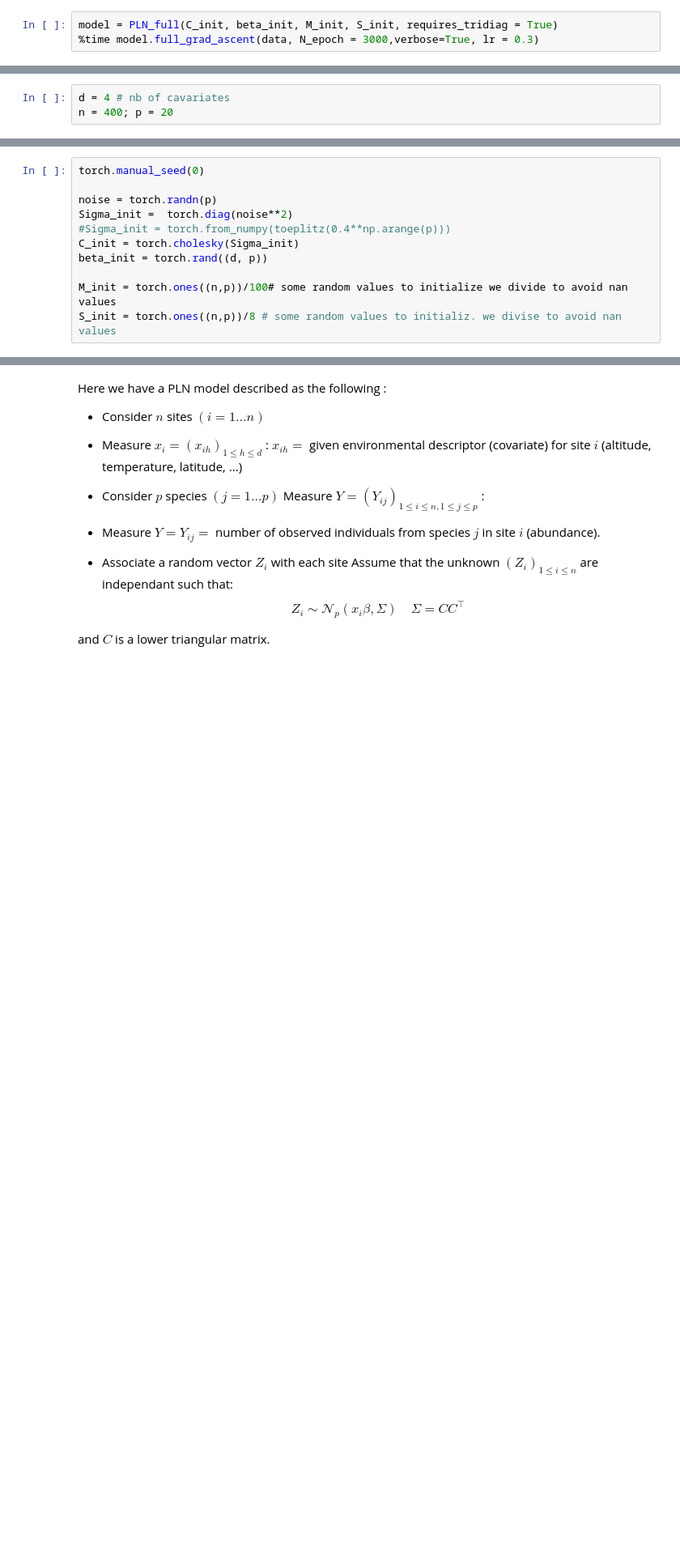
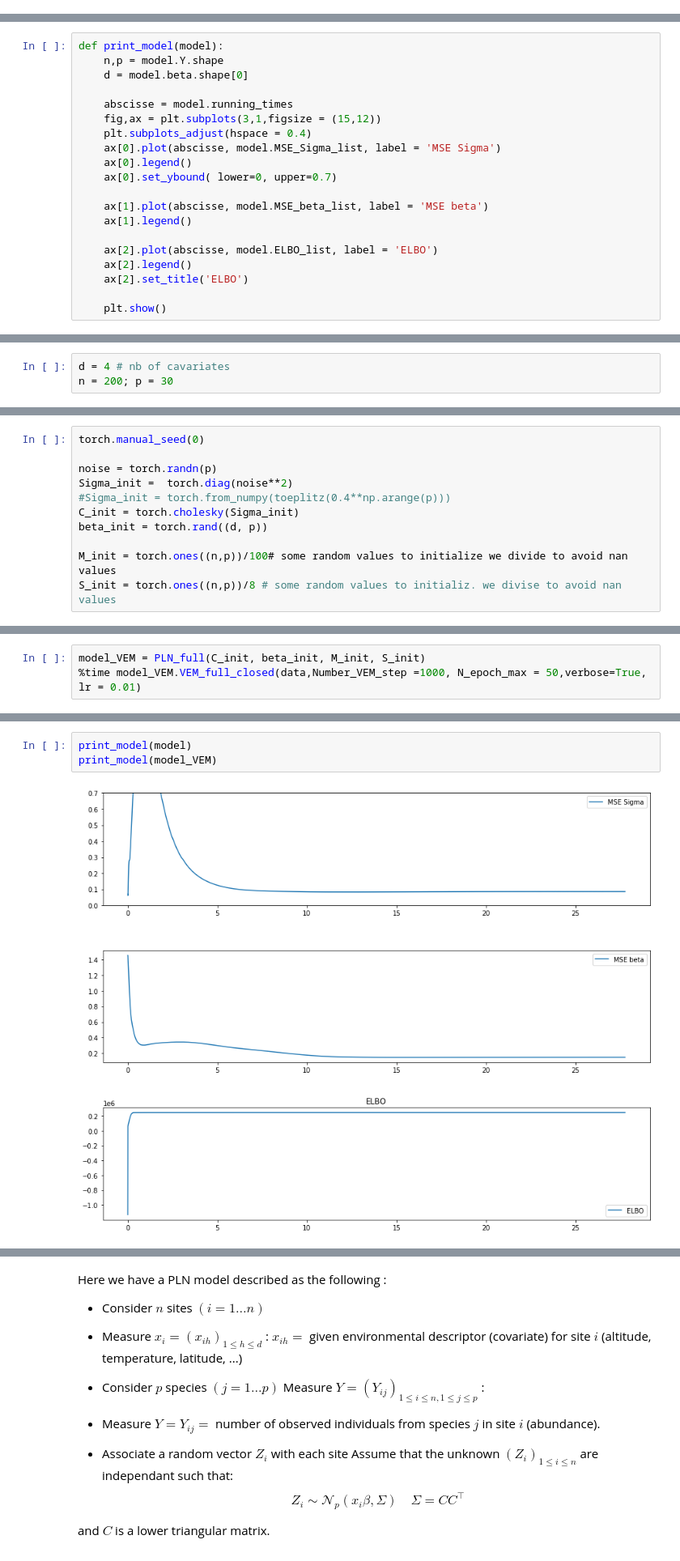
Before and after one commit to PLN-team/pyPLNmodels, a Jupyter notebook: PLN_full_param.ipynb, the cells around one changed output, grey strips where cells are left out. Shown at 81% size. Drawn from its saved outputs; the diff is of its cells as text; blank space fills up the shorter version.

```diff
--- a/PLN_full_param.ipynb
+++ b/PLN_full_param.ipynb
@@ -125,3 +327,0 @@ class PLN_full():
-# %%
-model = PLN_full(C_init, beta_init, M_init, S_init, requires_tridiag = True)
-%time model.full_grad_ascent(data, N_epoch = 3000,verbose=True, lr = 0.3)
@@ -145,0 +328,20 @@ Wall time: 5.96 s
+# %%
+def print_model(model):
+    n,p = model.Y.shape
+    d = model.beta.shape[0]
+
+    abscisse = model.running_times
+    fig,ax = plt.subplots(3,1,figsize = (15,12))
+    plt.subplots_adjust(hspace = 0.4)
+    ax[0].plot(abscisse, model.MSE_Sigma_list, label = 'MSE Sigma')
+    ax[0].legend()
+    ax[0].set_ybound( lower=0, upper=0.7)
+
+    ax[1].plot(abscisse, model.MSE_beta_list, label = 'MSE beta')
+    ax[1].legend()
+
+    ax[2].plot(abscisse, model.ELBO_list, label = 'ELBO')
+    ax[2].legend()
+    ax[2].set_title('ELBO')
+
+    plt.show()
@@ -455,3 +555,3 @@ Wall time: 9.84 s
 # %%
 d = 4 # nb of cavariates
-n = 400; p = 20
+n = 200; p = 30
@@ -480,0 +634,3 @@ S_init = torch.ones((n,p))/8 # some random values to initializ. we divise to avo
+# %%
+model_VEM = PLN_full(C_init, beta_init, M_init, S_init)
+%time model_VEM.VEM_full_closed(data,Number_VEM_step =1000, N_epoch_max = 50,verbose=True, lr = 0.01)
@@ -480,0 +725,5 @@ S_init = torch.ones((n,p))/8 # some random values to initializ. we divise to avo
+# %%
+print_model(model)
+print_model(model_VEM)
+# %% [output]
+[figure, added]
```
Also changed, not shown: parts of 24 cells of this notebook, 2 other files.
